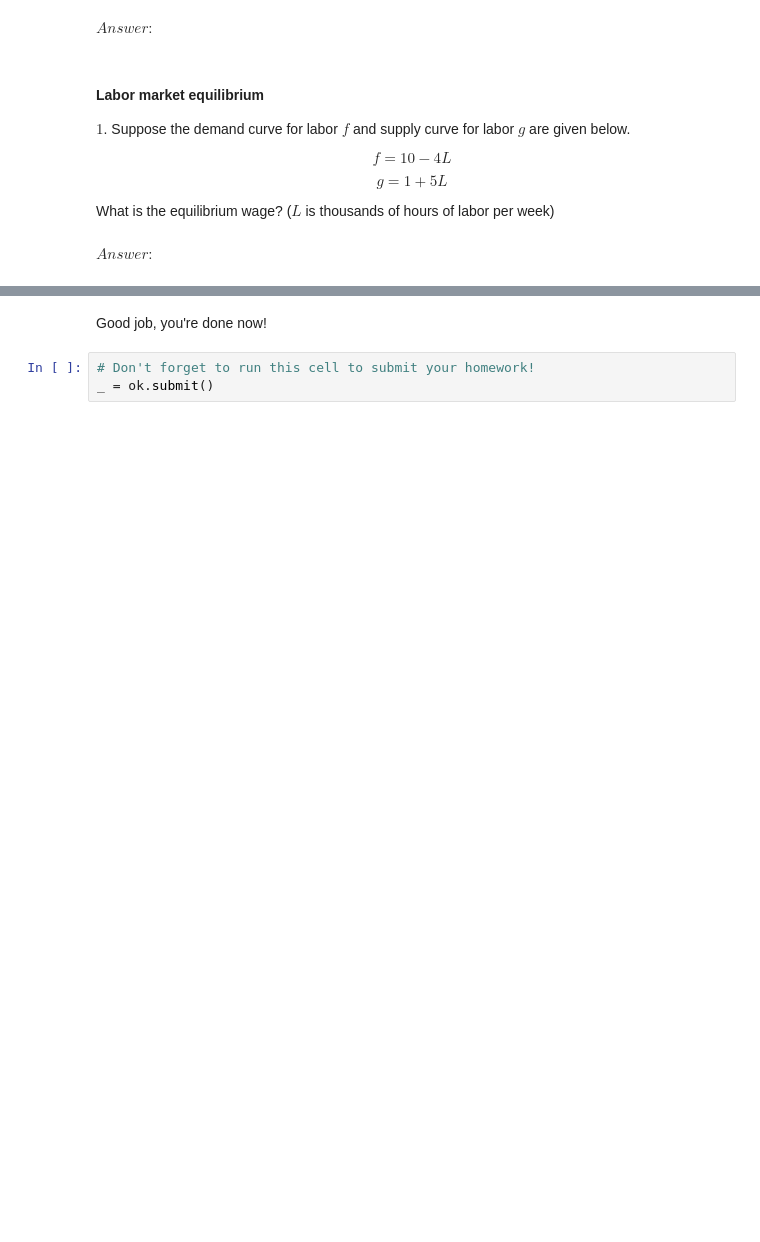
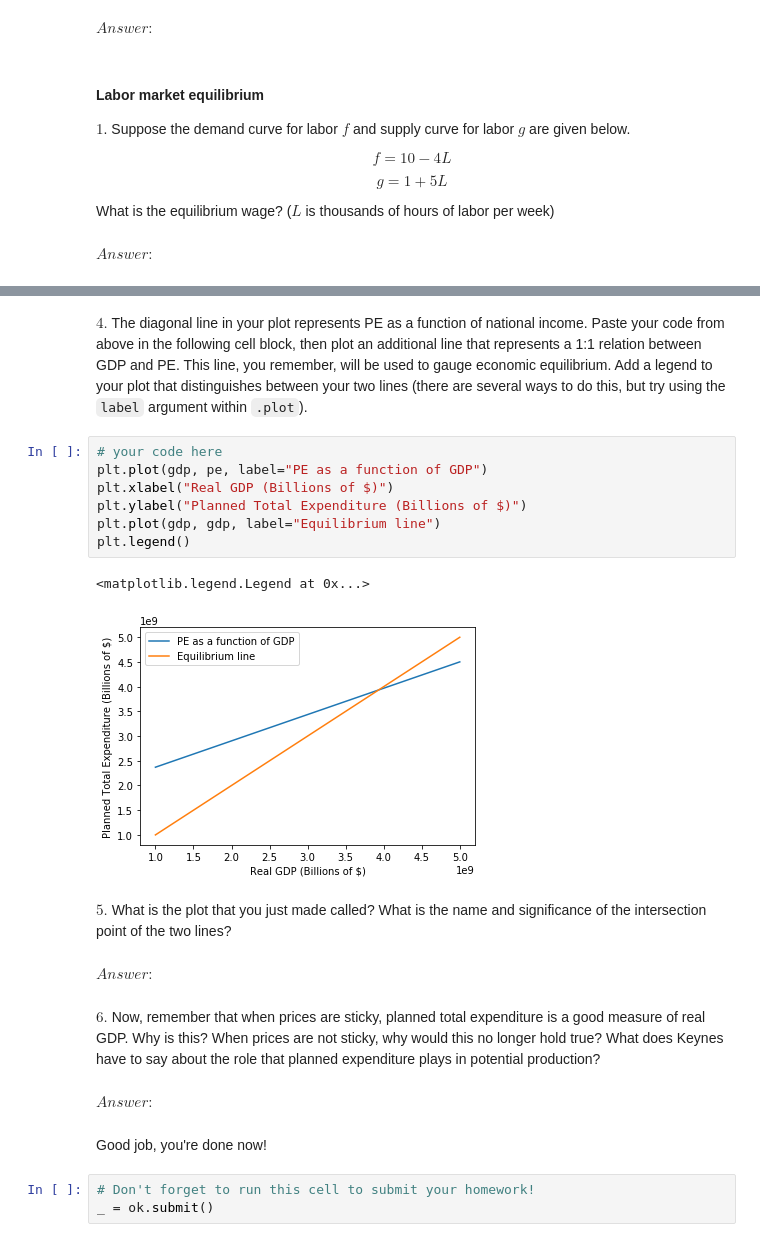
Before and after one commit to ds-modules/ECON-101B, a Jupyter notebook: flex_price/flex_price.ipynb, the cells around one changed output, grey strips where cells are left out. Cells and saved outputs as stored; diff of their text form; blank space fills up the shorter version.

```diff
--- a/flex_price/flex_price.ipynb
+++ b/flex_price/flex_price.ipynb
@@ -283,3 +273,23 @@ $4.$ Suppose I = 1.7 trillion, G = 2 trillion, GX = 1.8 trillion, co = 3 trillio
+# %% [markdown]
+$4.$ The diagonal line in your plot represents PE as a function of national income. Paste your code from above in the following cell block, then plot an additional line that represents a 1:1 relation between GDP and PE. This line, you remember, will be used to gauge economic equilibrium. Add a legend to your plot that distinguishes between your two lines (there are several ways to do this, but try using the `label` argument within `.plot`).
+# %%
+# your code here
+plt.plot(gdp, pe, label="PE as a function of GDP")
+plt.xlabel("Real GDP (Billions of $)")
+plt.ylabel("Planned Total Expenditure (Billions of $)")
+plt.plot(gdp, gdp, label="Equilibrium line")
+plt.legend()
+# %% [output]
+<matplotlib.legend.Legend at 0x...>
+[figure, added]
+# %% [markdown]
+$5.$ What is the plot that you just made called? What is the name and significance of the intersection point of the two lines?
+# %% [markdown]
+$Answer: $
+# %% [markdown]
+$6.$ Now, remember that when prices are sticky, planned total expenditure is a good measure of real GDP. Why is this? When prices are not sticky, why would this no longer hold true? What does Keynes have to say about the role that planned expenditure plays in potential production?
+# %% [markdown]
+$Answer:$
 # %% [markdown]
 Good job, you're done now!
 # %%
```
Also changed, not shown: parts of 30 cells of this notebook.
